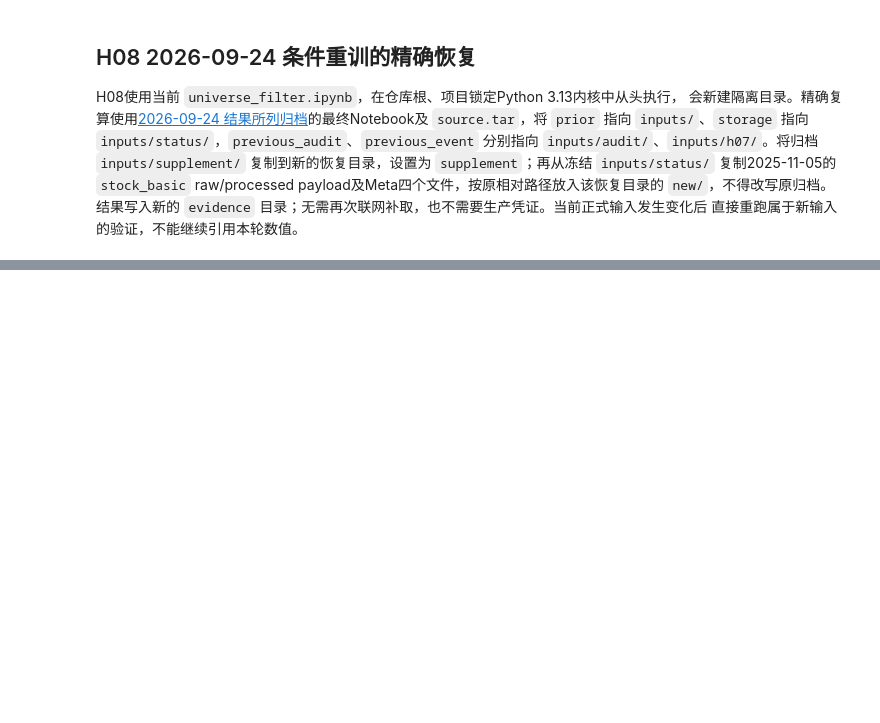
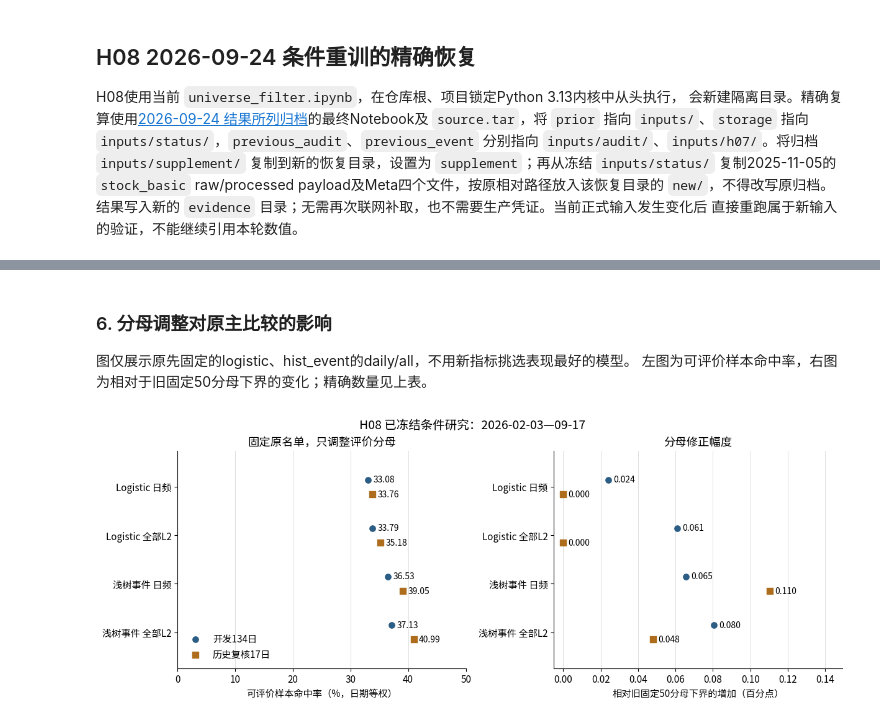
Before and after one commit to UlricWu/trading, a Jupyter notebook: research/subscription-training/universe_filter.ipynb, the cells around one changed output, grey strips where cells are left out. Drawn from its saved outputs; the diff is of its cells as text; code cells hidden in the pictures; blank space fills up the shorter version.

Commit message:
research: close 1430

```diff
--- a/research/subscription-training/universe_filter.ipynb
+++ b/research/subscription-training/universe_filter.ipynb
@@ -2194,0 +3261,77 @@ payload及Meta四个文件，按原相对路径放入该恢复目录的 `new/`
+# %% [markdown]
+### 6. 分母调整对原主比较的影响
+
+图仅展示原先固定的logistic、hist_event的daily/all，不用新指标挑选表现最好的模型。
+左图为可评价样本命中率，右图为相对于旧固定50分母下界的变化；精确数量见上表。
+# %%
+import matplotlib.pyplot as plt
+from matplotlib import font_manager
+
+evaluable_font_path = Path(
+    "/home/wsw/app/research-evidence/subscription-next-high-2026-09-22-mg7mzsz2/NotoSansCJKsc-Regular.otf"
+)
+font_manager.fontManager.addfont(str(evaluable_font_path))
+evaluable_font_name = font_manager.FontProperties(
+    fname=str(evaluable_font_path)
+).get_name()
+plt.rcParams.update(
+    {"font.family": evaluable_font_name, "font.size": 11, "axes.unicode_minus": False}
+)
+evaluable_chart_methods = [
+    "logistic__daily",
+    "logistic__all",
+    "hist_event__daily",
+    "hist_event__all",
+]
+evaluable_chart_labels = [
+    "Logistic 日频",
+    "Logistic 全部L2",
+    "浅树事件 日频",
+    "浅树事件 全部L2",
+]
+fig, axes = plt.subplots(1, 2, figsize=(12, 4.6), layout="constrained")
+for stage, label, offset, color, marker in [
+    ("development", "开发134日", -0.15, "#2b5d85", "o"),
+    ("followup", "历史复核17日", 0.15, "#ad6d1c", "s"),
+]:
+    plotted = evaluable_summary.loc[stage].loc[evaluable_chart_methods]
+    positions = np.arange(len(plotted)) + offset
+    for ax, column, multiplier in [
+        (axes[0], "precision", 100),
+        (axes[1], "precision_change_pp", 1),
+    ]:
+        values = plotted[column].to_numpy() * multiplier
+        ax.scatter(values, positions, color=color, marker=marker, label=label, s=45)
+        for value, position in zip(values, positions):
+            ax.annotate(
+                f"{value:.3f}" if column.endswith("_pp") else f"{value:.2f}",
+                (value, position),
+                xytext=(6, 0),
+                textcoords="offset points",
+                va="center",
+                fontsize=10,
+            )
+for ax in axes:
+    ax.set_yticks(np.arange(4), evaluable_chart_labels)
+    ax.invert_yaxis()
+    ax.grid(axis="x", color="#dddddd", linewidth=0.7)
+    ax.set_axisbelow(True)
+    ax.spines[["top", "right"]].set_visible(False)
+    ax.margins(y=0.18)
+axes[0].set_xlim(0, 50)
+axes[0].set_xlabel("可评价样本命中率（%，日期等权）")
+axes[0].set_title("固定原名单，只调整评价分母")
+axes[1].set_xlim(-0.005, max(0.06, evaluable_summary.precision_change_pp.max() * 1.35))
+axes[1].set_xlabel("相对旧固定50分母下界的增加（百分点）")
+axes[1].set_title("分母修正幅度")
+axes[0].legend(loc="lower left", frameon=False)
+fig.suptitle("H08 已冻结条件研究：2026-02-03—09-17", fontsize=14)
+fig.savefig(
+    evaluable_output / "precision-denominator.png", dpi=150, bbox_inches="tight"
+)
+evaluable_summary.loc[(slice(None), evaluable_chart_methods), :].to_csv(
+    evaluable_output / "chart-values.csv"
+)
+plt.show()
+# %% [output]
+[figure, added]
```
Also changed, not shown: parts of 26 cells of this notebook, 13 other files.
